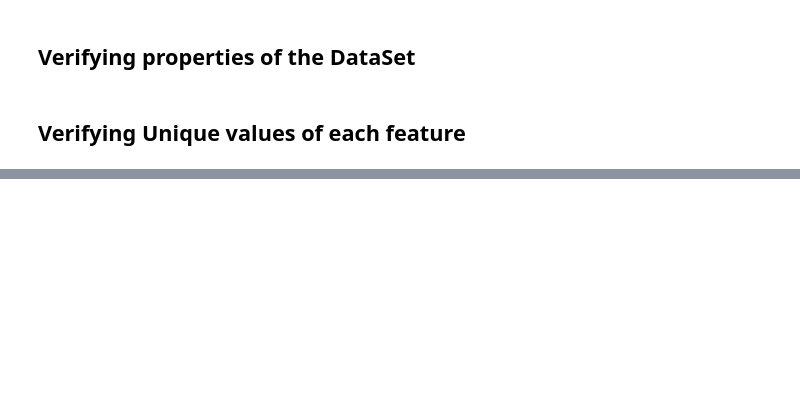
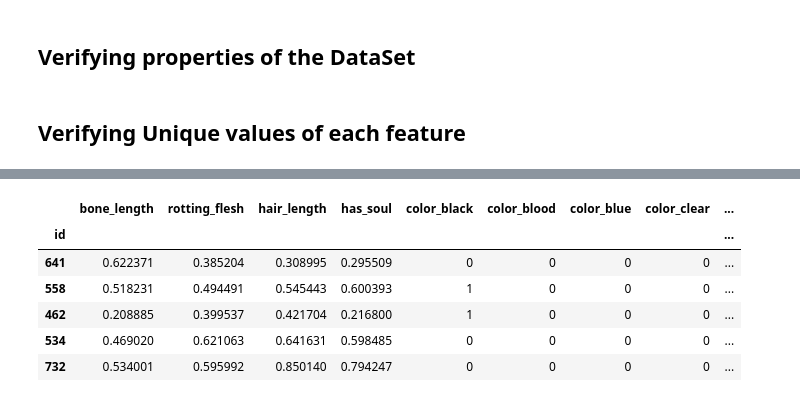
Before and after one commit to SudhakarAnemu/AI-DS-ML-DL-, a Jupyter notebook: ML3_Ghouls.ipynb, the cells around one changed output, grey strips where cells are left out. Drawn from its saved outputs; the diff is of its cells as text; code cells hidden in the pictures; blank space fills up the shorter version.

```diff
--- a/ML3_Ghouls.ipynb
+++ b/ML3_Ghouls.ipynb
@@ -205,0 +322,10 @@ print("End of For")
+# %%
+X_train.head(5)
+# %% [output]
+|  | bone_length | rotting_flesh | hair_length | has_soul | color_black | color_blood | color_blue | color_clear | ... |
+| id |  |  |  |  |  |  |  |  | ... |
+| 641 | 0.622371 | 0.385204 | 0.308995 | 0.295509 | 0 | 0 | 0 | 0 | ... |
+| 558 | 0.518231 | 0.494491 | 0.545443 | 0.600393 | 1 | 0 | 0 | 0 | ... |
+| 462 | 0.208885 | 0.399537 | 0.421704 | 0.216800 | 1 | 0 | 0 | 0 | ... |
+| 534 | 0.469020 | 0.621063 | 0.641631 | 0.598485 | 0 | 0 | 0 | 0 | ... |
+| 732 | 0.534001 | 0.595992 | 0.850140 | 0.794247 | 0 | 0 | 0 | 0 | ... |
```
Also changed, not shown: parts of 18 cells of this notebook.
